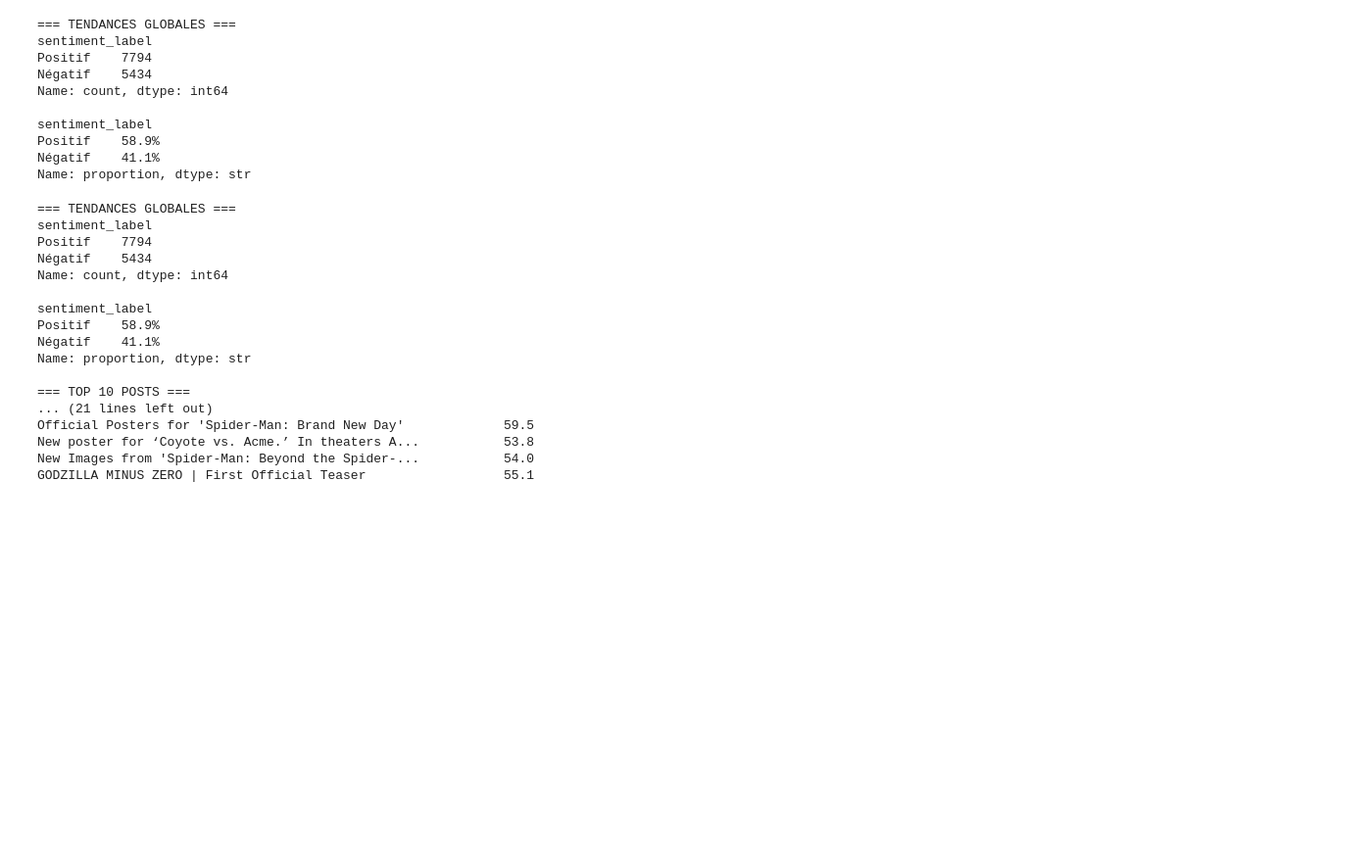
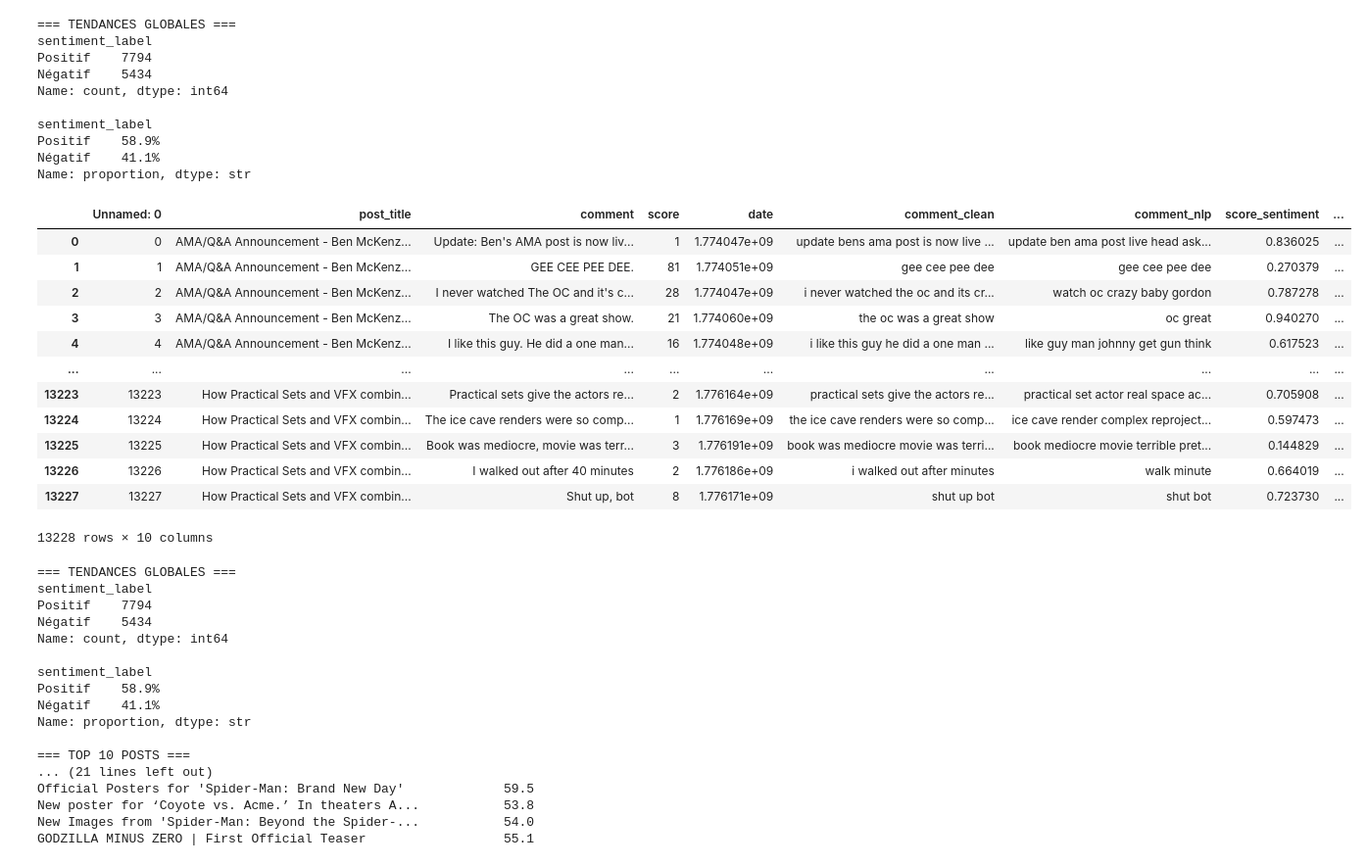
Before and after one commit to TomWilkRavoux/DeepLearning, a Jupyter notebook: prod.ipynb, the cells around one changed output. Shown at 98% size. Drawn from its saved outputs; the diff is of its cells as text; code cells hidden in the pictures; blank space fills up the shorter version.

```diff
--- a/prod.ipynb
+++ b/prod.ipynb
@@ -213,3 +157,19 @@ df_reddit.to_csv("./asset/clean_nlp_comment_reddit.csv")
+# %%
+df_reddit
+# %% [output]
+|  | Unnamed: 0 | post_title | comment | score | date | comment_clean | comment_nlp | score_sentiment | ... |
+| 0 | 0 | AMA/Q&A Announcement - Ben McKenz... | Update: Ben's AMA post is now liv... | 1 | 1.774047e+09 | update bens ama post is now live ... | update ben ama post live head ask... | 0.836025 | ... |
+| 1 | 1 | AMA/Q&A Announcement - Ben McKenz... | GEE CEE PEE DEE. | 81 | 1.774051e+09 | gee cee pee dee | gee cee pee dee | 0.270379 | ... |
+| 2 | 2 | AMA/Q&A Announcement - Ben McKenz... | I never watched The OC and it's c... | 28 | 1.774047e+09 | i never watched the oc and its cr... | watch oc crazy baby gordon | 0.787278 | ... |
+| 3 | 3 | AMA/Q&A Announcement - Ben McKenz... | The OC was a great show. | 21 | 1.774060e+09 | the oc was a great show | oc great | 0.940270 | ... |
+| 4 | 4 | AMA/Q&A Announcement - Ben McKenz... | I like this guy. He did a one man... | 16 | 1.774048e+09 | i like this guy he did a one man ... | like guy man johnny get gun think | 0.617523 | ... |
+| ... | ... | ... | ... | ... | ... | ... | ... | ... | ... |
+| 13223 | 13223 | How Practical Sets and VFX combin... | Practical sets give the actors re... | 2 | 1.776164e+09 | practical sets give the actors re... | practical set actor real space ac... | 0.705908 | ... |
+| 13224 | 13224 | How Practical Sets and VFX combin... | The ice cave renders were so comp... | 1 | 1.776169e+09 | the ice cave renders were so comp... | ice cave render complex reproject... | 0.597473 | ... |
+| 13225 | 13225 | How Practical Sets and VFX combin... | Book was mediocre, movie was terr... | 3 | 1.776191e+09 | book was mediocre movie was terri... | book mediocre movie terrible pret... | 0.144829 | ... |
+| 13226 | 13226 | How Practical Sets and VFX combin... | I walked out after 40 minutes | 2 | 1.776186e+09 | i walked out after minutes | walk minute | 0.664019 | ... |
+| 13227 | 13227 | How Practical Sets and VFX combin... | Shut up, bot | 8 | 1.776171e+09 | shut up bot | shut bot | 0.723730 | ... |
+13228 rows × 10 columns
 # %%
 
 import matplotlib.pyplot as plt
```
Also changed, not shown: parts of 10 cells of this notebook, 3 other files.
